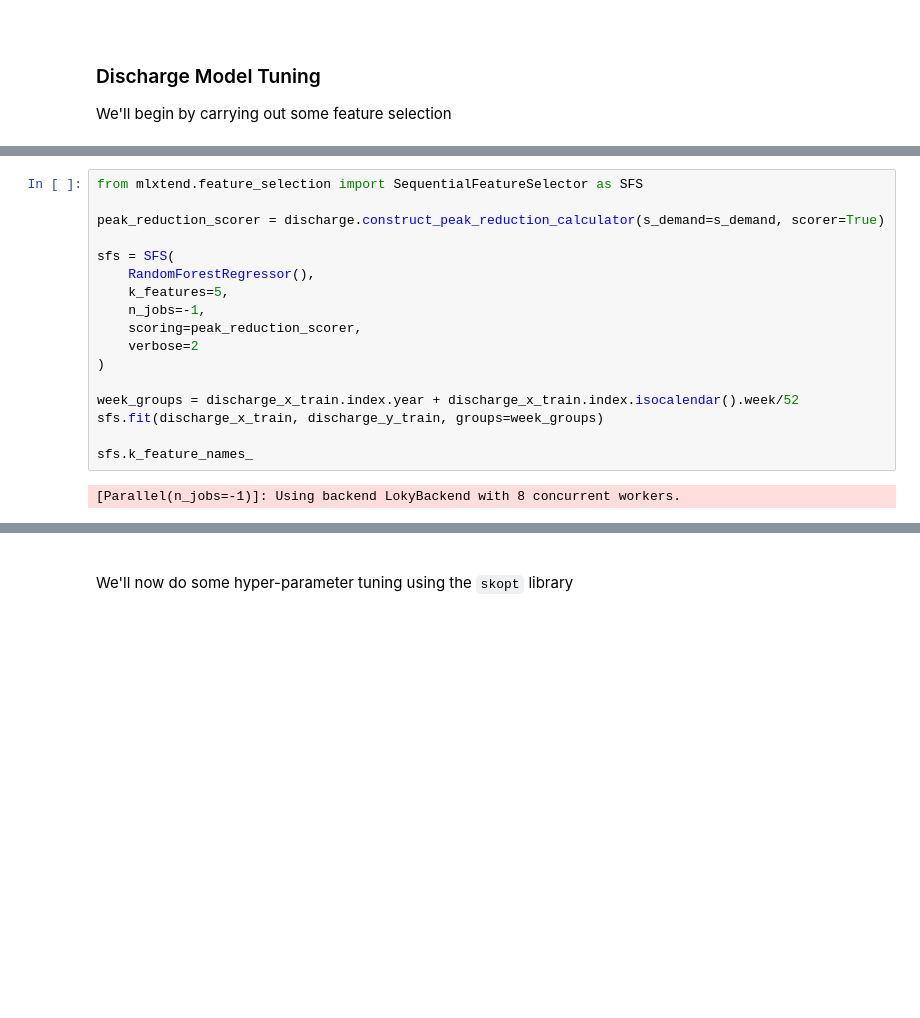
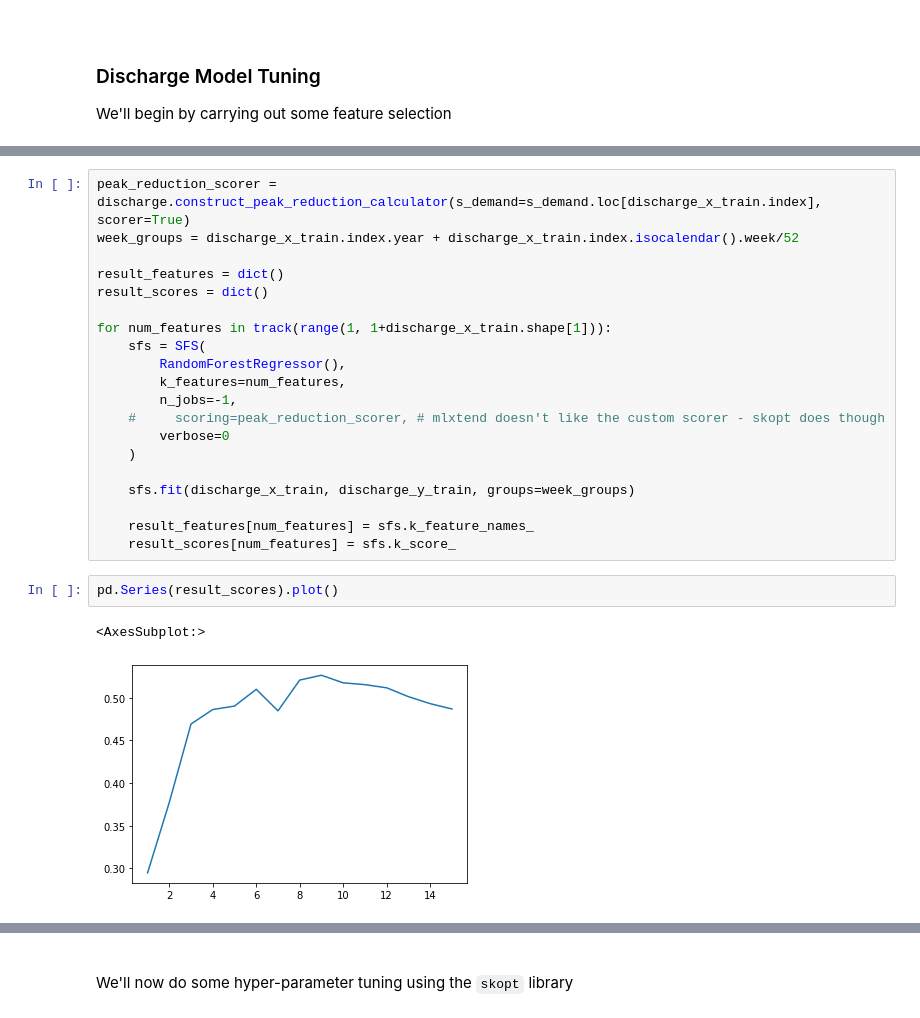
Before and after one commit to AyrtonB/WPD-DS-Challenge, a Jupyter notebook: nbs/05-tuning.ipynb, the cells around one changed output, grey strips where cells are left out. Drawn from its saved outputs; the diff is of its cells as text; blank space fills up the shorter version.

Commit message:
determined feature importance
Former-commit-id: e3c8f9da3ab2fcf9ec54a661f8d92f28904179c8 [formerly 49b0a456ad9e1a1f84870da9a8479a8a01a4cb8d]
Former-commit-id: 32608d22bb8e91019b842b60cde0a8db52c6e61f

```diff
--- a/nbs/05-tuning.ipynb
+++ b/nbs/05-tuning.ipynb
@@ -226,19 +220,25 @@ discharge_x_train.head(3)
-# %%
-from mlxtend.feature_selection import SequentialFeatureSelector as SFS
-
-peak_reduction_scorer = discharge.construct_peak_reduction_calculator(s_demand=s_demand, scorer=True)
-
-sfs = SFS(
-    RandomForestRegressor(),
-    k_features=5,
-    n_jobs=-1,
-    scoring=peak_reduction_scorer,
-    verbose=2
-)
-
-week_groups = discharge_x_train.index.year + discharge_x_train.index.isocalendar().week/52
-sfs.fit(discharge_x_train, discharge_y_train, groups=week_groups)
-
-sfs.k_feature_names_
-# %% [output]
-[Parallel(n_jobs=-1)]: Using backend LokyBackend with 8 concurrent workers.
+# %%
+peak_reduction_scorer = discharge.construct_peak_reduction_calculator(s_demand=s_demand.loc[discharge_x_train.index], scorer=True)
+week_groups = discharge_x_train.index.year + discharge_x_train.index.isocalendar().week/52
+
+result_features = dict()
+result_scores = dict()
+
+for num_features in track(range(1, 1+discharge_x_train.shape[1])):
+    sfs = SFS(
+        RandomForestRegressor(),
+        k_features=num_features,
+        n_jobs=-1,
+    #     scoring=peak_reduction_scorer, # mlxtend doesn't like the custom scorer - skopt does though
+        verbose=0
+    )
+
+    sfs.fit(discharge_x_train, discharge_y_train, groups=week_groups)
+
+    result_features[num_features] = sfs.k_feature_names_
+    result_scores[num_features] = sfs.k_score_
+# %%
+pd.Series(result_scores).plot()
+# %% [output]
+<AxesSubplot:>
+[figure, added]
```
Also changed, not shown: parts of 15 cells of this notebook, 1 other file.
